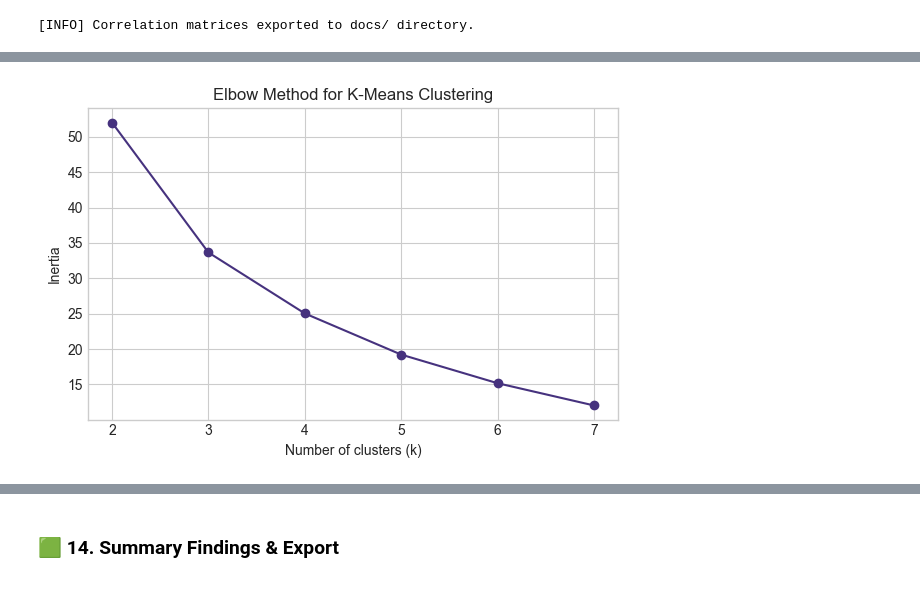
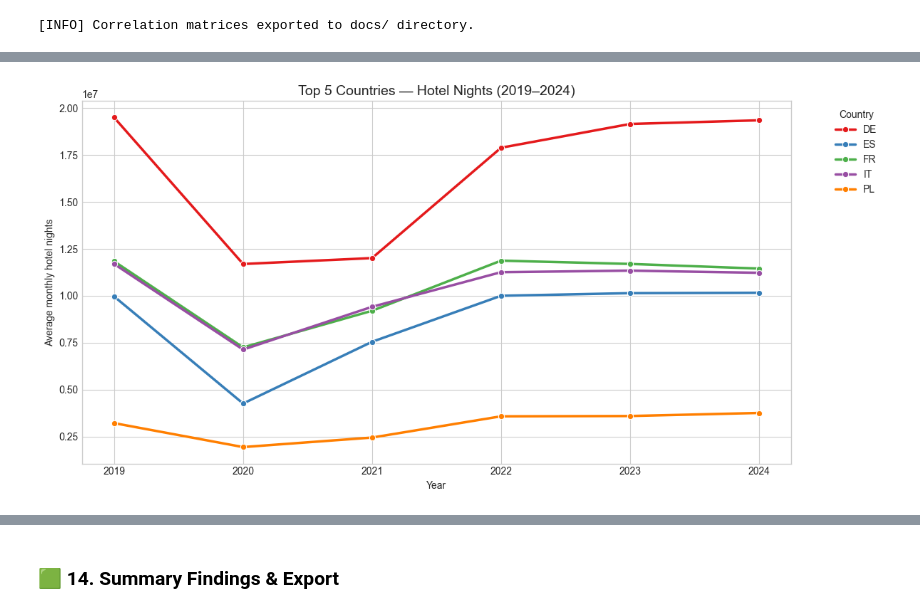
Before and after one commit to gsanaev/forecasting-explaining-hotel-demand-in-eu, a Jupyter notebook: notebooks/01-data-exploration.ipynb, the cells around one changed output, grey strips where cells are left out. Saved outputs shown, nothing was run; the diff lists cells and outputs as text; code cells hidden in the pictures.

Commit message:
🔍 Update Notebook 1 (data exploration) and export HTML documentation

```diff
--- a/notebooks/01-data-exploration.ipynb
+++ b/notebooks/01-data-exploration.ipynb
@@ -491,5 +506,7 @@ print("[INFO] Correlation matrices exported to docs/ directory.")
 # %%
 # --- Focus on 2019–2024 period (COVID and recovery) ---
+
+# Aggregate data by country (region) and year
 recovery = (
     eda[eda["year"].between(2019, 2024)]
     .groupby(["region", "year"])["nights_spent"]
@@ -506,104 +523,51 @@ recovery_pivot = recovery_pivot.div(recovery_pivot[2019], axis=0)
 # Fill any missing years (forward and backward)
 recovery_pivot = recovery_pivot.ffill(axis=1).bfill(axis=1)
 
-# --- Clustering preparation ---
-X = StandardScaler().fit_transform(recovery_pivot)
-
-# --- Elbow method (determine number of clusters) ---
-inertia = []
-for k in range(2, 8):
-    km = KMeans(n_clusters=k, n_init=10, random_state=42)
-    km.fit(X)
-    inertia.append(km.inertia_)
-
-plt.figure(figsize=(6,4))
-plt.plot(range(2, 8), inertia, marker="o")
-plt.title("Elbow Method for K-Means Clustering")
-plt.xlabel("Number of clusters (k)")
-plt.ylabel("Inertia")
-plt.tight_layout()
-plt.show()
-
-# --- Choose k=3 for interpretability ---
-kmeans = KMeans(n_clusters=3, n_init=10, random_state=42)
-recovery_pivot["cluster"] = kmeans.fit_predict(X)
-
-# Merge cluster labels back into main dataset
-eda = eda.merge(
-    recovery_pivot["cluster"].rename("recovery_cluster"),
-    on="region",
-    how="left"
+# --- Visualization 1: Country-level lines (Top 5 countries) ---
+# Identify top 5 countries by mean hotel nights
+top_regions = (
+    recovery.groupby("region")["nights_spent"]
+    .mean()
+    .nlargest(5)
+    .index
 )
 
-# Define a consistent color palette
-cluster_palette = sns.color_palette("Set2", n_colors=3)
+# Filter dataset
+subset = recovery[recovery["region"].isin(top_regions)]
 
-# --- Visualization 1: Country-level lines ---
+sns.set_palette("Set1")
+
+# Plot
 plt.figure(figsize=(12,6))
 ax = sns.lineplot(
-    data=recovery,
+    data=subset,
     x="year", y="nights_spent", hue="region",
-    estimator=None, alpha=0.4
+    estimator=None, linewidth=2.5, marker="o"
 )
-plt.title("Hotel Nights per Country (2019–2024)", fontsize=14)
+plt.title("Top 5 Countries — Hotel Nights (2019–2024)", fontsize=14)
 plt.ylabel("Average monthly hotel nights")
 plt.xlabel("Year")
 ax.legend(
     bbox_to_anchor=(1.05, 1),
     loc="upper left",
     title="Country",
     frameon=False,
     ncol=1
 )
 plt.tight_layout()
 plt.show()
 
-# --- Visualization 2: Cluster-level average trajectories ---
-cluster_mean = (
-    eda.groupby(["recovery_cluster", "year"])["nights_spent"]
-    .mean()
-    .reset_index()
-)
-
+# --- Visualization 2: Recovery ratio heatmap ---
 plt.figure(figsize=(10,6))
-sns.lineplot(
-    data=cluster_mean,
-    x="year", y="nights_spent", hue="recovery_cluster",
-    palette=cluster_palette, linewidth=3
-)
-plt.title("Average Hotel Nights by Recovery Cluster (2019–2024)", fontsize=14)
-plt.ylabel("Average monthly hotel nights")
-plt.xlabel("Year")
-plt.legend(
-    title="Cluster",
-    bbox_to_anchor=(1.05, 1),
-    loc="upper left",
-    frameon=False
-)
-plt.tight_layout()
-plt.show()
-
-# --- Visualization 3: Recovery ratio heatmap ---
-plt.figure(figsize=(10,6))
-heatmap_data = recovery_pivot.sort_values("cluster").drop(columns="cluster")
 sns.heatmap(
-    heatmap_data,
+    recovery_pivot,
     cmap="viridis",
     cbar_kws={'label': 'Recovery ratio (2019 = 1.0)'}
 )
 plt.title("Hotel Recovery Ratio by Country and Year (2019–2024)", fontsize=14)
 plt.ylabel("Country")
 plt.xlabel("Year")
 plt.tight_layout()
 plt.show()
-
-# --- Cluster summary table ---
-cluster_summary = (
-    recovery_pivot.groupby("cluster")
-    .mean()
-    .assign(size=recovery_pivot["cluster"].value_counts().sort_index())
-)
-print("📊 Cluster Summary:")
-display(cluster_summary.round(2))
 # %% [output]
-[figure, old version]
+[figure, new version]
```
Also changed, not shown: parts of 7 cells of this notebook, 1 other file.
